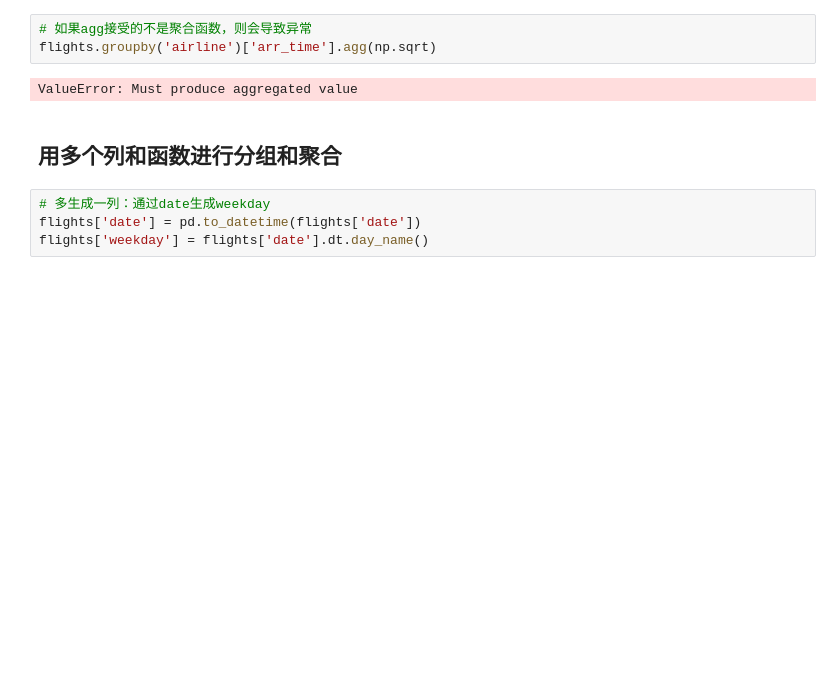
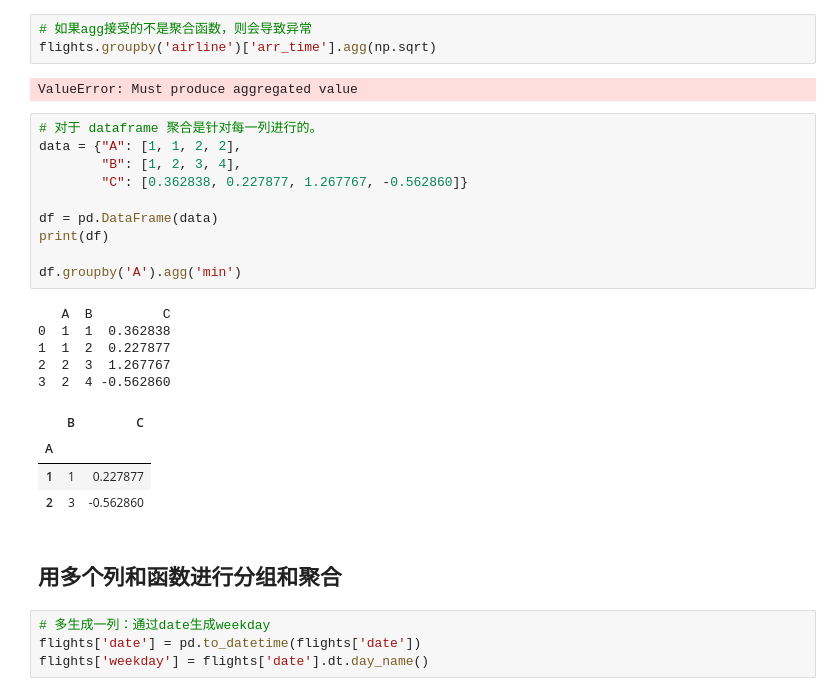
Before and after one commit to 99night66/pandas_study, a Jupyter notebook: 7_分组聚合过滤转换.ipynb, the cells around one changed output. Saved outputs shown, nothing was run; the diff lists cells and outputs as text; blank space fills up the shorter version.

```diff
--- a/7_分组聚合过滤转换.ipynb
+++ b/7_分组聚合过滤转换.ipynb
@@ -88,6 +88,26 @@ pandas.core.groupby.generic.DataFrameGroupBy
 flights.groupby('airline')['arr_time'].agg(np.sqrt)
 # %% [output]
 ValueError: Must produce aggregated value
+# %%
+# 对于 dataframe 聚合是针对每一列进行的。
+data = {"A": [1, 1, 2, 2],
+        "B": [1, 2, 3, 4],
+        "C": [0.362838, 0.227877, 1.267767, -0.562860]}
+
+df = pd.DataFrame(data)
+print(df)
+
+df.groupby('A').agg('min')
+# %% [output]
+   A  B         C
+0  1  1  0.362838
+1  1  2  0.227877
+2  2  3  1.267767
+3  2  4 -0.562860
+|  | B | C |
+| A |  |  |
+| 1 | 1 | 0.227877 |
+| 2 | 3 | -0.562860 |
 # %% [markdown]
 ## 用多个列和函数进行分组和聚合
 # %%
```
Also changed, not shown: parts of 40 cells of this notebook, 1 other file.
